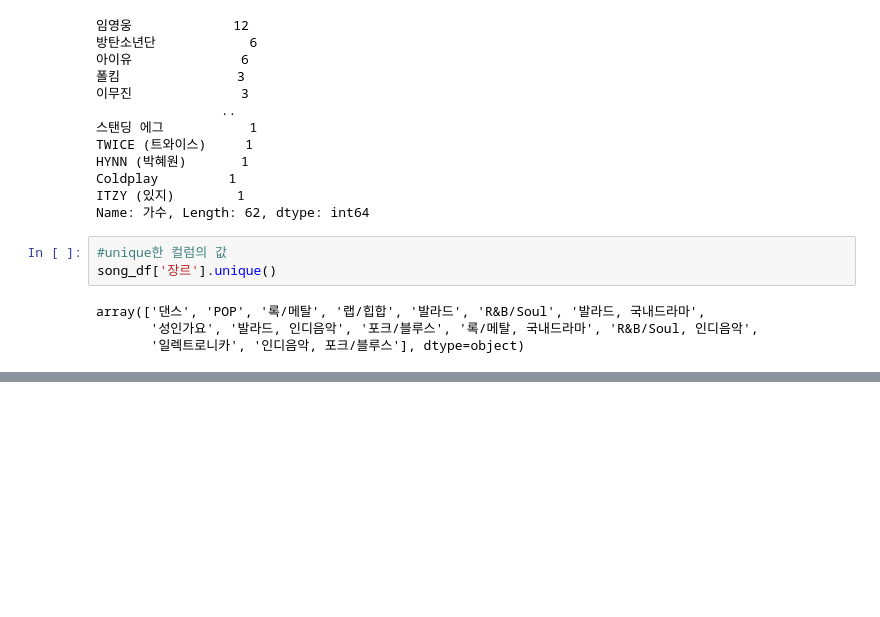
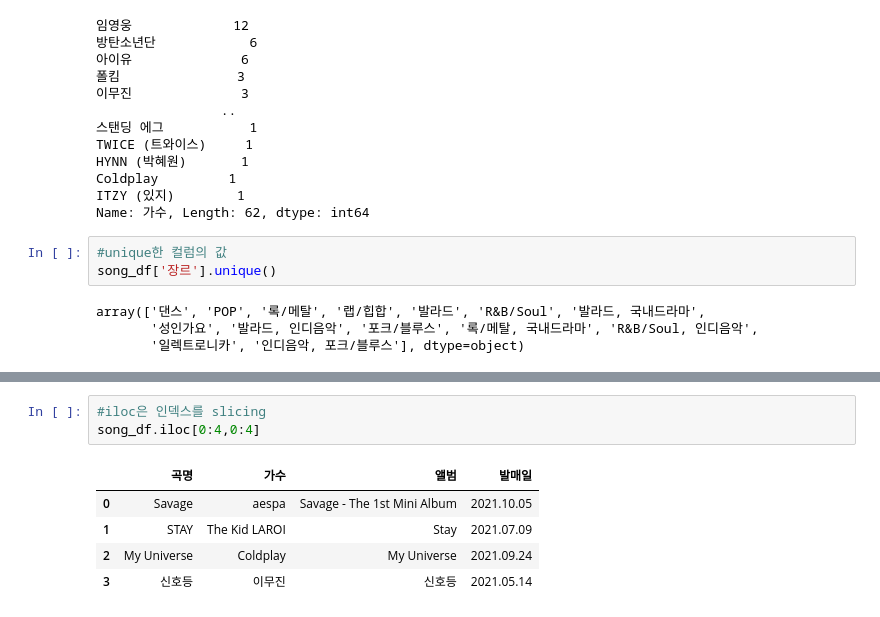
Before and after one commit to myvega2k/kosta_webscraping, a Jupyter notebook: 04.Melon100Chart 스크래핑.ipynb, the cells around one changed output, grey strips where cells are left out. Cells and saved outputs as stored; diff of their text form; blank space fills up the shorter version.

```diff
--- a/04.Melon100Chart 스크래핑.ipynb
+++ b/04.Melon100Chart 스크래핑.ipynb
@@ -289,0 +330,9 @@ array(['댄스', 'POP', '록/메탈', '랩/힙합', '발라드', 'R&B/Soul', '
+# %%
+#iloc은 인덱스를 slicing
+song_df.iloc[0:4,0:4]
+# %% [output]
+|  | 곡명 | 가수 | 앨범 | 발매일 |
+| 0 | Savage | aespa | Savage - The 1st Mini Album | 2021.10.05 |
+| 1 | STAY | The Kid LAROI | Stay | 2021.07.09 |
+| 2 | My Universe | Coldplay | My Universe | 2021.09.24 |
+| 3 | 신호등 | 이무진 | 신호등 | 2021.05.14 |
```
Also changed, not shown: parts of 5 cells of this notebook.
